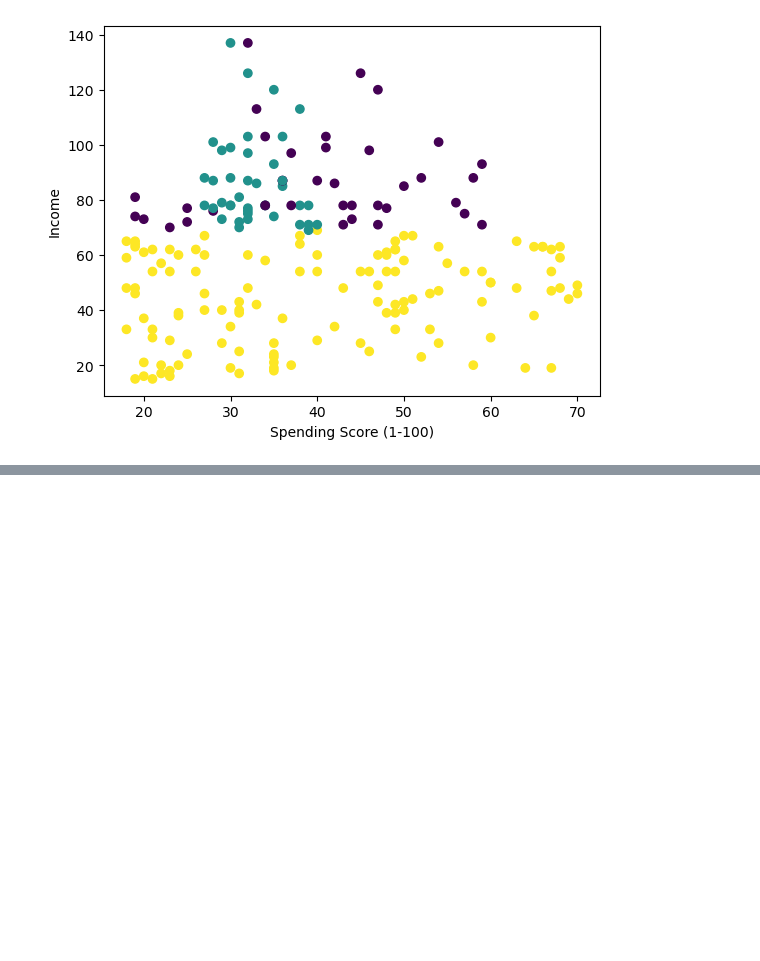
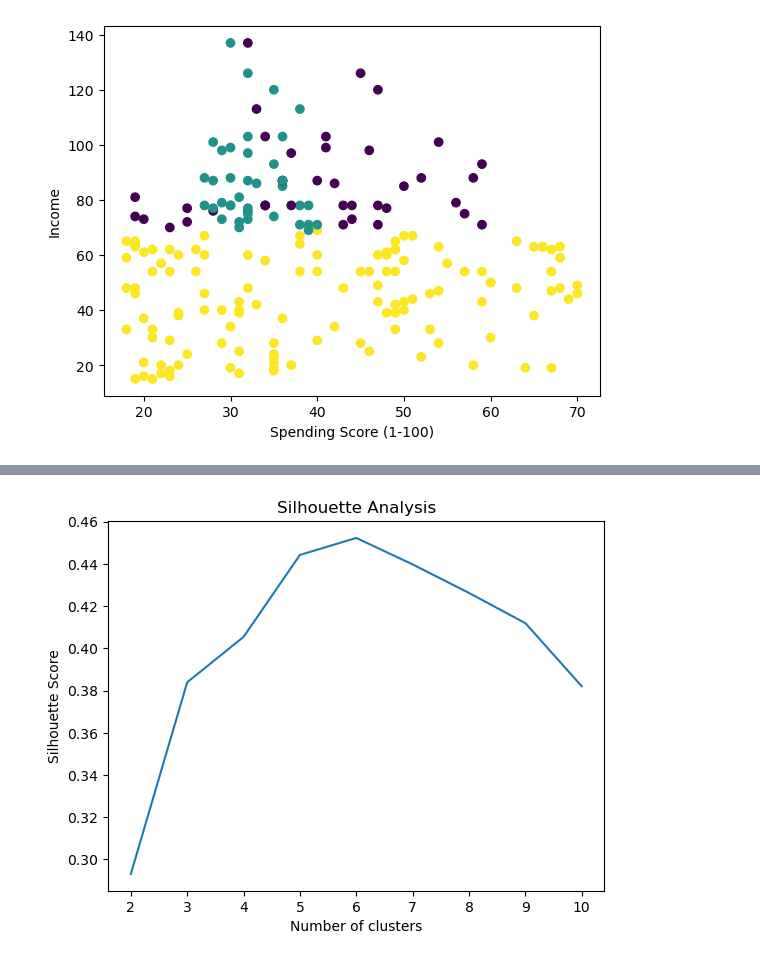
Before and after one commit to Abdelhamid2c/Customer-Segmentation-Mall, a Jupyter notebook: Untitled.ipynb, the cells around one changed output, grey strips where cells are left out. Saved outputs shown, nothing was run; the diff lists cells and outputs as text; code cells hidden in the pictures; blank space fills up the shorter version.

```diff
--- a/Untitled.ipynb
+++ b/Untitled.ipynb
@@ -202,0 +261,23 @@ plt.show()
+# %%
+from sklearn.cluster import KMeans
+from sklearn.metrics import silhouette_score
+import matplotlib.pyplot as plt
+import numpy as np
+
+
+# Run k-means clustering for k=2 to 10 clusters
+silhouette_scores = []
+for k in range(2, 11):
+    kmeans = KMeans(n_clusters=k, init='k-means++',
+                    max_iter=300, n_init=10, random_state=0)
+    kmeans.fit(X)
+    silhouette_scores.append(silhouette_score(X, kmeans.labels_))
+
+# Plot the silhouette scores
+plt.plot(range(2, 11), silhouette_scores)
+plt.title('Silhouette Analysis')
+plt.xlabel('Number of clusters')
+plt.ylabel('Silhouette Score')
+plt.show()
+# %% [output]
+[figure, added]
```
Also changed, not shown: parts of 9 cells of this notebook.
